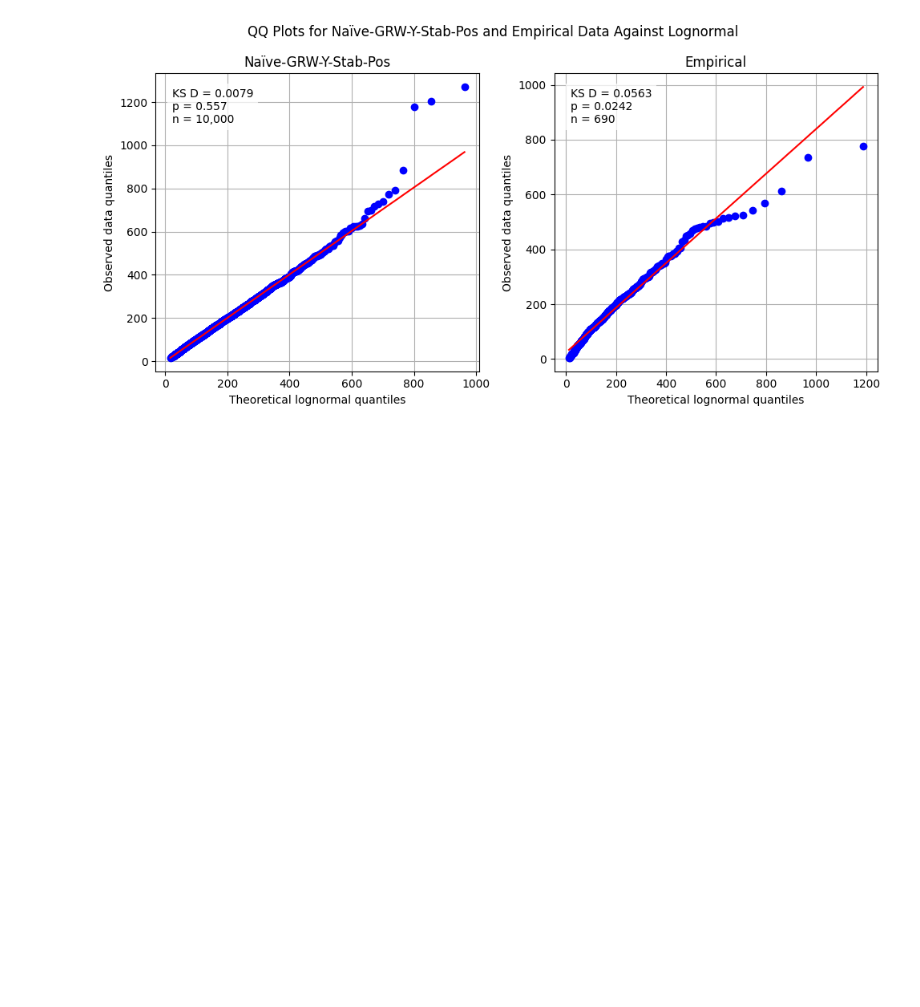
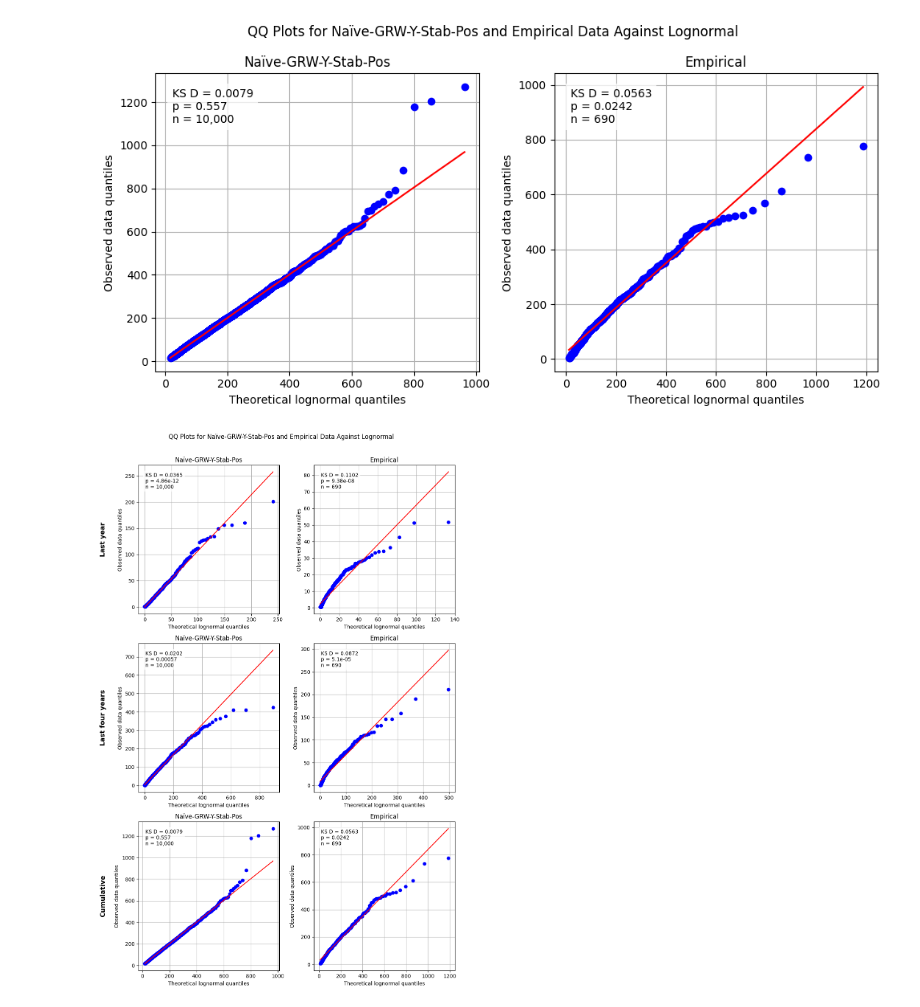
Before and after one commit to crabwife/seven_models_shockley, a Jupyter notebook: notebooks/notebooks_GRWs/naive/naive_grw_stab_and_pos.ipynb, the cells around one changed output. Saved outputs shown, nothing was run; the diff lists cells and outputs as text; code cells hidden in the pictures; blank space fills up the shorter version.

Commit message:
update shockley model results

```diff
--- a/notebooks/notebooks_GRWs/naive/naive_grw_stab_and_pos.ipynb
+++ b/notebooks/notebooks_GRWs/naive/naive_grw_stab_and_pos.ipynb
@@ -958,2 +958,86 @@ plt.show()
 # %% [output]
 [figure]
+# %%
+
+shape_sim_lastyear, loc_sim_lastyear, scale_sim_lastyear = stats.lognorm.fit(np.asarray(lastyear_sim + 0.49), floc=0)
+shape_emp_lastyear, loc_emp_lastyear, scale_emp_lastyear = stats.lognorm.fit(np.asarray(lastyear_emp + 0.49), floc = 0)
+ks_sim_lastyear = stats.kstest(np.asarray(lastyear_sim) + 0.49, stats.lognorm.cdf, args=(shape_sim_lastyear, loc_sim_lastyear, scale_sim_lastyear))
+ks_emp_lastyear = stats.kstest(np.asarray(lastyear_emp) + 0.49, stats.lognorm.cdf, args=(shape_emp_lastyear, loc_emp_lastyear, scale_emp_lastyear))
+ks_sim_text_lastyear = f"KS D = {ks_sim_lastyear.statistic:.4f}\np = {ks_sim_lastyear.pvalue:.3g}\nn = {len(lastyear_sim):,}"
+ks_emp_text_lastyear = f"KS D = {ks_emp_lastyear.statistic:.4f}\np = {ks_emp_lastyear.pvalue:.3g}\nn = {len(lastyear_emp):,}"
+
+
+
+#####
+
+
+shape_sim_lastfour, loc_sim_lastfour, scale_sim_lastfour = stats.lognorm.fit(np.asarray(lastfour_sim + 0.49), floc=0)
+shape_emp_lastfour, loc_emp_lastfour, scale_emp_lastfour = stats.lognorm.fit(np.asarray(lastfour_emp + 0.49), floc = 0)
+ks_sim_lastfour = stats.kstest(np.asarray(lastfour_sim) + 0.49, stats.lognorm.cdf, args=(shape_sim_lastfour, loc_sim_lastfour, scale_sim_lastfour))
+ks_emp_lastfour = stats.kstest(np.asarray(lastfour_emp) + 0.49, stats.lognorm.cdf, args=(shape_emp_lastfour, loc_emp_lastfour, scale_emp_lastfour))
+ks_sim_text_lastfour = f"KS D = {ks_sim_lastfour.statistic:.4f}\np = {ks_sim_lastfour.pvalue:.3g}\nn = {len(lastfour_sim):,}"
+ks_emp_text_lastfour = f"KS D = {ks_emp_lastfour.statistic:.4f}\np = {ks_emp_lastfour.pvalue:.3g}\nn = {len(lastfour_emp):,}"
+
+
+#####
+
+
+shape_sim_cum, loc_sim_cum, scale_sim_cum = stats.lognorm.fit(np.asarray(cumsim + 0.49), floc=0)
+shape_emp_cum, loc_emp_cum, scale_emp_cum = stats.lognorm.fit(np.asarray(cumemp + 0.49), floc = 0)
+ks_sim_cum = stats.kstest(np.asarray(cumsim) + 0.49, stats.lognorm.cdf, args=(shape_sim_cum, loc_sim_cum, scale_sim_cum))
+ks_emp_cum = stats.kstest(np.asarray(cumemp) + 0.49, stats.lognorm.cdf, args=(shape_emp_cum, loc_emp_cum, scale_emp_cum))
+ks_sim_text_cum = f"KS D = {ks_sim_cum.statistic:.4f}\np = {ks_sim_cum.pvalue:.3g}\nn = {len(cumsim):,}"
+ks_emp_text_cum = f"KS D = {ks_emp_cum.statistic:.4f}\np = {ks_emp_cum.pvalue:.3g}\nn = {len(cumemp):,}"
+
+
+#####
+
+
+EPS = 0.49
+
+fig, ax = plt.subplots(3,2, figsize=(10, 15))
+
+qq_rows = [
+    ("Last year", lastyear_sim, lastyear_emp,
+     (shape_sim_lastyear, loc_sim_lastyear, scale_sim_lastyear),
+     (shape_emp_lastyear, loc_emp_lastyear, scale_emp_lastyear),
+     ks_sim_text_lastyear, ks_emp_text_lastyear),
+
+    ("Last four years", lastfour_sim, lastfour_emp,
+     (shape_sim_lastfour, loc_sim_lastfour, scale_sim_lastfour),
+     (shape_emp_lastfour, loc_emp_lastfour, scale_emp_lastfour),
+     ks_sim_text_lastfour, ks_emp_text_lastfour),
+
+    ("Cumulative", cumsim, cumemp,
+     (shape_sim_cum, loc_sim_cum, scale_sim_cum),
+     (shape_emp_cum, loc_emp_cum, scale_emp_cum),
+     ks_sim_text_cum, ks_emp_text_cum),
+]
+
+for r, (row_title, sim, emp, sim_params, emp_params, sim_text, emp_text) in enumerate(qq_rows):
+
+    stats.probplot(np.asarray(sim, dtype=float) + EPS, dist=stats.lognorm, sparams=sim_params, plot=ax[r,0])
+    stats.probplot(np.asarray(emp, dtype=float) + EPS, dist=stats.lognorm, sparams=emp_params, plot=ax[r,1])
+
+    ax[r,0].set_title(f"{MODEL_NAME}")
+    ax[r,1].set_title("Empirical")
+
+    for c, ks_text in enumerate([sim_text, emp_text]):
+        ax[r,c].set_xlabel("Theoretical lognormal quantiles")
+        ax[r,c].set_ylabel("Observed data quantiles")
+        ax[r,c].grid(True)
+        ax[r,c].text(0.05, 0.95, ks_text, transform=ax[r,c].transAxes,
+                     va="top", ha="left", fontsize=10,
+                     bbox=dict(facecolor="white", alpha=0.75, edgecolor="none"))
+
+    ax[r,0].annotate(row_title, xy=(-0.25, 0.5), xycoords="axes fraction",
+                     rotation=90, va="center", ha="center",
+                     fontsize=13, fontweight="bold")
+
+plt.suptitle(f"QQ Plots for {MODEL_NAME} and Empirical Data Against Lognormal", y=1.01)
+plt.tight_layout()
+
+fig.savefig(FIGURES / f"{MODEL_TAG}_qqlognorm_full.png", dpi=300, bbox_inches="tight")
+plt.show()
+# %% [output]
+[figure, added]
```
Also changed, not shown: parts of 1 cell of this notebook, 9 other files.
